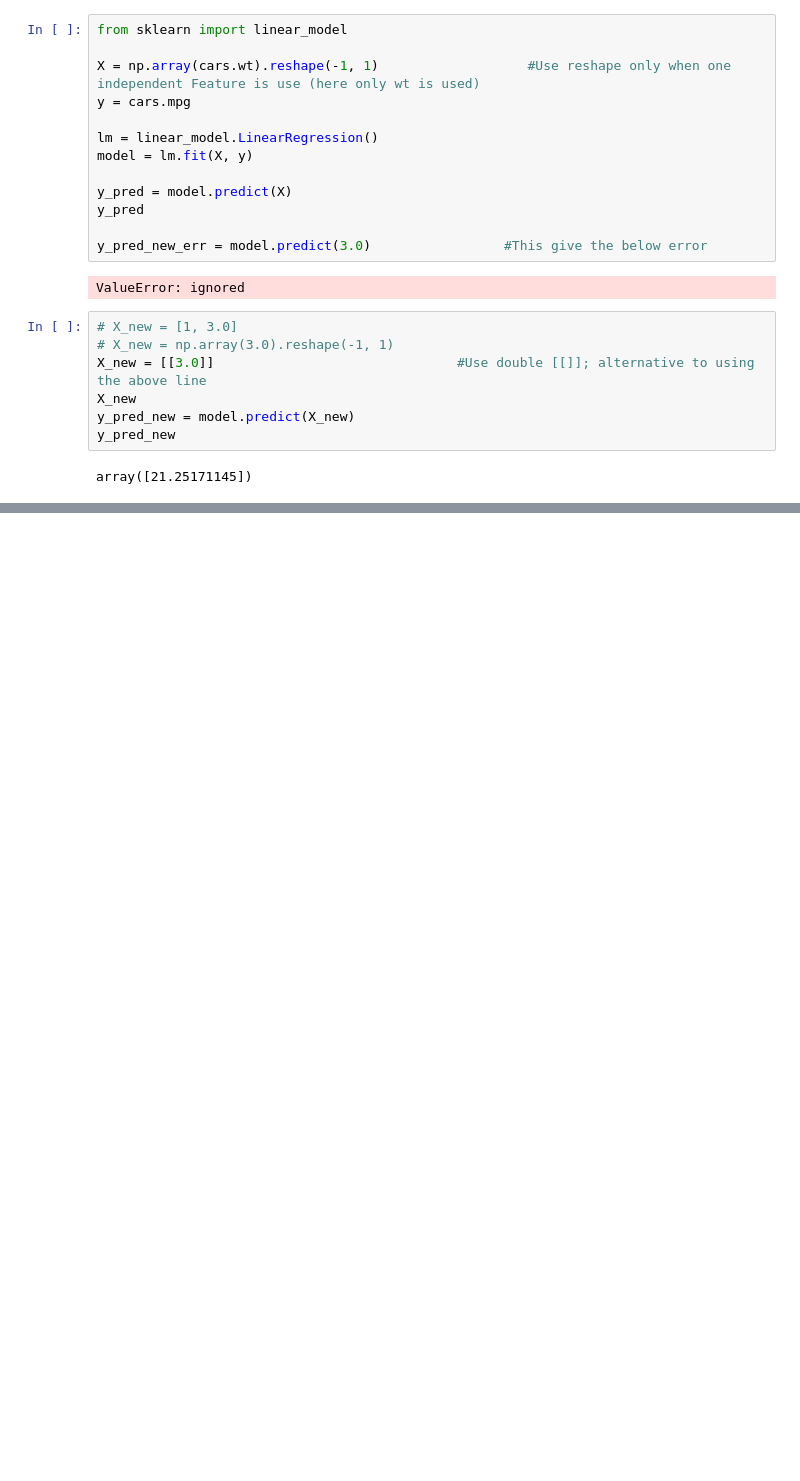
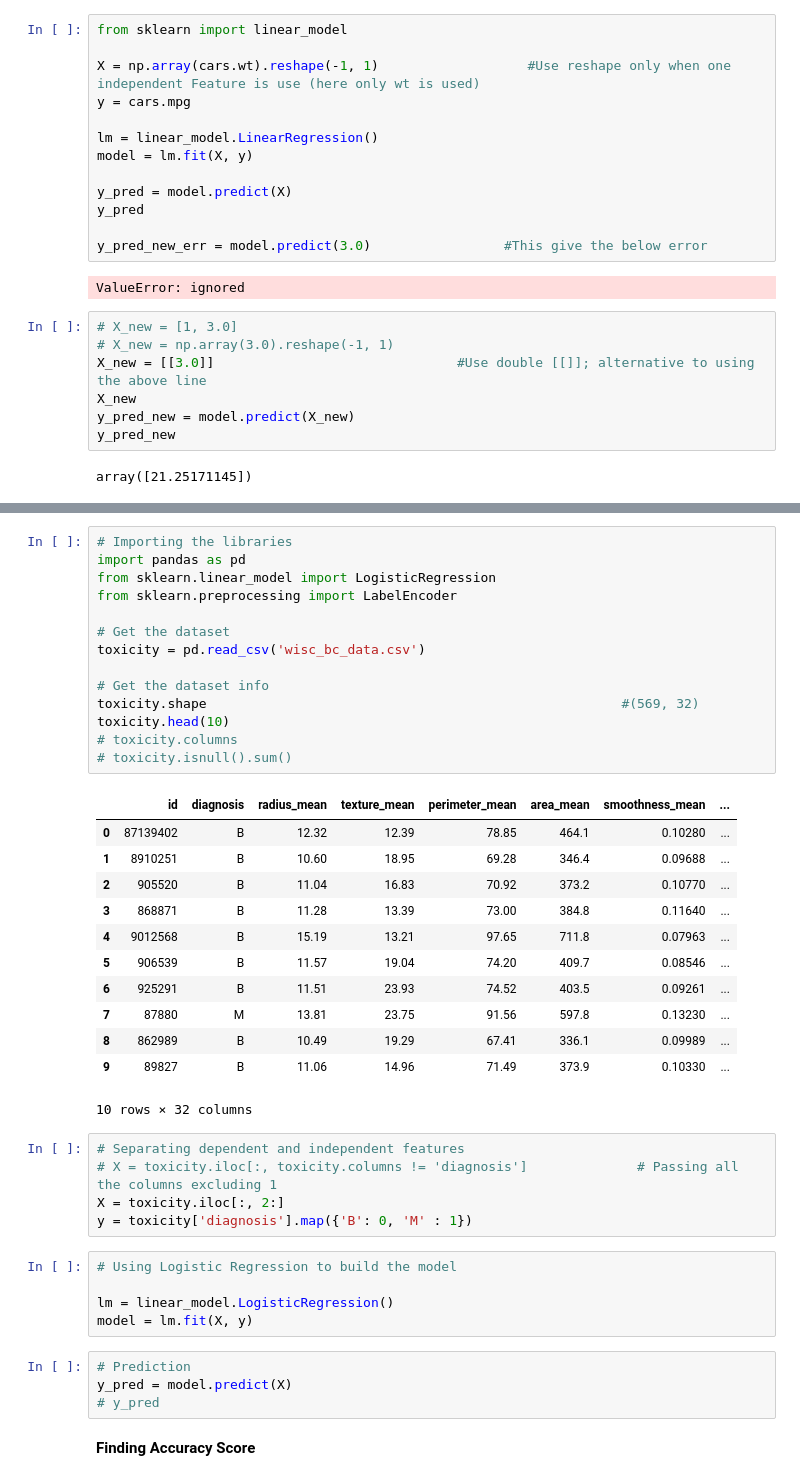
Before and after one commit to sujanakal/DELL-NLP-Training, a Jupyter notebook: Python_ex_1.ipynb, the cells around one changed output, grey strips where cells are left out. Saved outputs shown, nothing was run; the diff lists cells and outputs as text; blank space fills up the shorter version.

```diff
--- a/Python_ex_1.ipynb
+++ b/Python_ex_1.ipynb
@@ -565,0 +803,43 @@ array([21.25171145])
+# %%
+# Importing the libraries
+import pandas as pd
+from sklearn.linear_model import LogisticRegression
+from sklearn.preprocessing import LabelEncoder
+
+# Get the dataset
+toxicity = pd.read_csv('wisc_bc_data.csv')
+
+# Get the dataset info
+toxicity.shape                                                     #(569, 32)
+toxicity.head(10)
+# toxicity.columns
+# toxicity.isnull().sum()
+# %% [output]
+|  | id | diagnosis | radius_mean | texture_mean | perimeter_mean | area_mean | smoothness_mean | ... |
+| 0 | 87139402 | B | 12.32 | 12.39 | 78.85 | 464.1 | 0.10280 | ... |
+| 1 | 8910251 | B | 10.60 | 18.95 | 69.28 | 346.4 | 0.09688 | ... |
+| 2 | 905520 | B | 11.04 | 16.83 | 70.92 | 373.2 | 0.10770 | ... |
+| 3 | 868871 | B | 11.28 | 13.39 | 73.00 | 384.8 | 0.11640 | ... |
+| 4 | 9012568 | B | 15.19 | 13.21 | 97.65 | 711.8 | 0.07963 | ... |
+| 5 | 906539 | B | 11.57 | 19.04 | 74.20 | 409.7 | 0.08546 | ... |
+| 6 | 925291 | B | 11.51 | 23.93 | 74.52 | 403.5 | 0.09261 | ... |
+| 7 | 87880 | M | 13.81 | 23.75 | 91.56 | 597.8 | 0.13230 | ... |
+| 8 | 862989 | B | 10.49 | 19.29 | 67.41 | 336.1 | 0.09989 | ... |
+| 9 | 89827 | B | 11.06 | 14.96 | 71.49 | 373.9 | 0.10330 | ... |
+10 rows × 32 columns
+# %%
+# Separating dependent and independent features
+# X = toxicity.iloc[:, toxicity.columns != 'diagnosis']              # Passing all the columns excluding 1
+X = toxicity.iloc[:, 2:]
+y = toxicity['diagnosis'].map({'B': 0, 'M' : 1})
+# %%
+# Using Logistic Regression to build the model
+
+lm = linear_model.LogisticRegression()
+model = lm.fit(X, y)
+# %%
+# Prediction
+y_pred = model.predict(X)
+# y_pred
+# %% [markdown]
+**Finding Accuracy Score**
```
Also changed, not shown: parts of 24 cells of this notebook.
